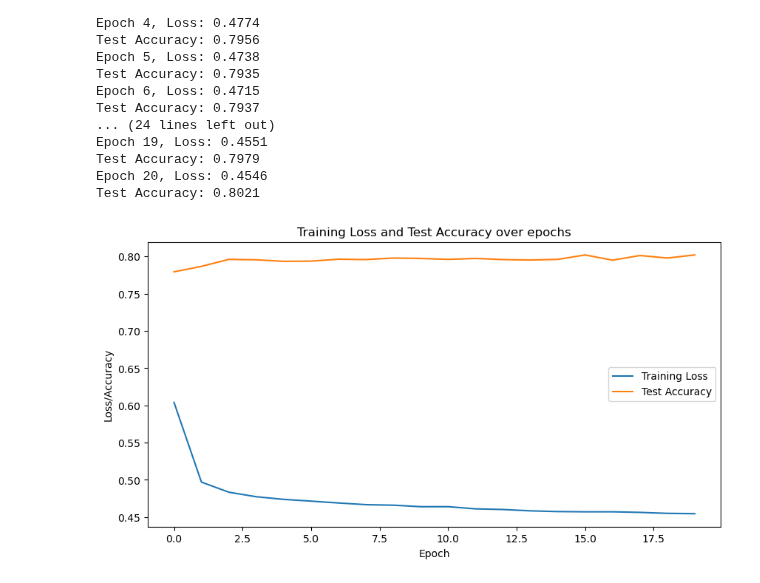
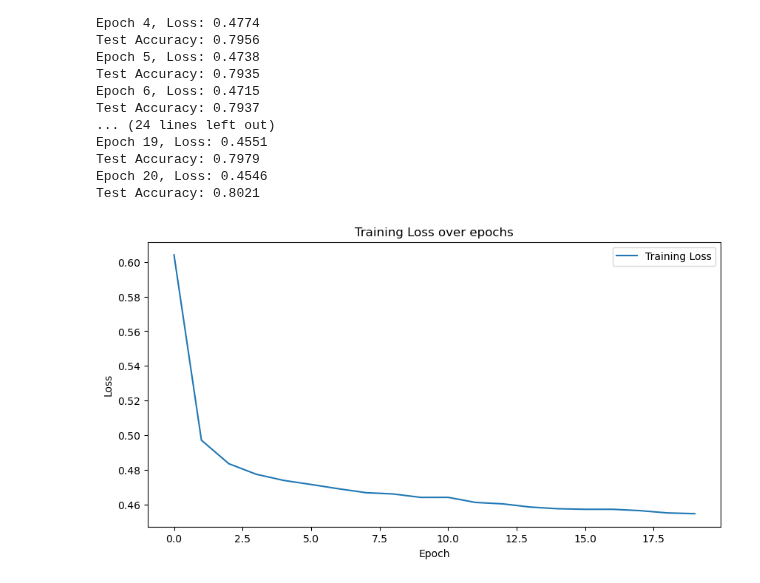
Before and after one commit to althealuo/Horizon, a Jupyter notebook: Horizon_MLP_torch.ipynb, the cells around one changed output. Drawn from its saved outputs; the diff is of its cells as text; code cells hidden in the pictures.

```diff
--- a/Horizon_MLP_torch.ipynb
+++ b/Horizon_MLP_torch.ipynb
@@ -188,12 +207,11 @@ import matplotlib.pyplot as plt
 # %%
 # plot training and testing loss
 plt.figure(figsize=(10, 5))
 plt.plot(range(epochs), loss_prog, label='Training Loss')
-plt.plot(range(epochs), acc_prog, label='Test Accuracy')
 plt.xlabel('Epoch')
-plt.ylabel('Loss/Accuracy')
-plt.title('Training Loss and Test Accuracy over epochs')
+plt.ylabel('Loss')
+plt.title('Training Loss over epochs')
 plt.legend()
 plt.show()
 # %% [output]
-[figure, old version]
+[figure, new version]
```
Also changed, not shown: parts of 13 cells of this notebook.
